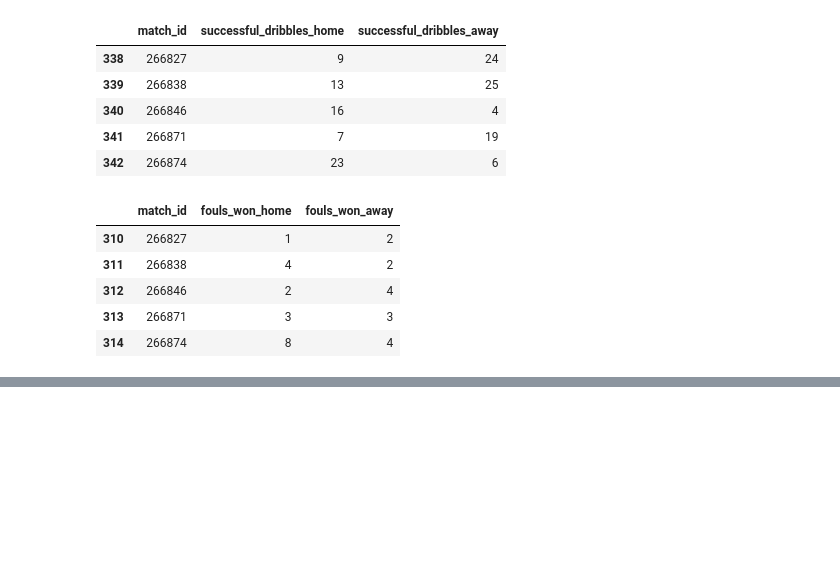
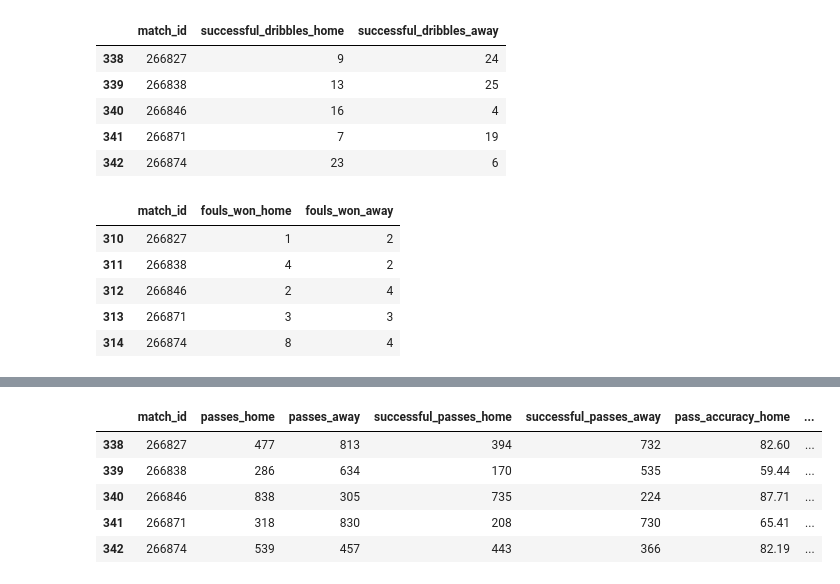
Before and after one commit to Nyvek4/winai-football, a Jupyter notebook: data_collect/ds_creation/statsbomb-formating.ipynb, the cells around one changed output, grey strips where cells are left out. Cells and saved outputs as stored; diff of their text form; code cells hidden in the pictures; blank space fills up the shorter version.

```diff
--- a/data_collect/ds_creation/statsbomb-formating.ipynb
+++ b/data_collect/ds_creation/statsbomb-formating.ipynb
@@ -601,0 +680,25 @@ fouls_won_per_match.tail()
+# %%
+### ---------------------------------- SUCCESSFUL PASSES AWAY AND HOME
+
+# Ensure 'home_team_id' and 'away_team_id' are correctly named before merging
+matches_df['home_team_id'] = matches_df['home_team'].apply(lambda x: x['home_team_id'])
+matches_df['away_team_id'] = matches_df['away_team'].apply(lambda x: x['away_team_id'])
+
+clean_df(successful_passes_df)
+
+# Merge the DataFrames
+successful_passes_df = successful_passes_df.merge(matches_teams_df, on='match_id', how='left')
+# Create team_id column
+successful_passes_df['team_id'] = successful_passes_df['team'].apply(lambda x: str(x['id']))
+successful_passes_per_match_home = successful_passes_df[successful_passes_df['team_id'] == successful_passes_df['home_team_id']].groupby('match_id').size()
+successful_passes_per_match_home = successful_passes_per_match_home.rename_axis('match_id').reset_index(name='successful_passes_home')
+
+successful_passes_per_match_away = successful_passes_df[successful_passes_df['team_id'] == successful_passes_df['away_team_id']].groupby('match_id').size()
+successful_passes_per_match_away = successful_passes_per_match_away.rename_axis('match_id').reset_index(name='successful_passes_away')
+
+# Merge the two DataFrames
+successful_passes_per_match = successful_passes_per_match_home.merge(successful_passes_per_match_away, on='match_id', how='left')
+
+clean_df(successful_passes_per_match)
+
+successful_passes_per_match.tail()
@@ -602,3 +712,25 @@ fouls_won_per_match.tail()
+# %%
+### ---------------------------------- PASS ACCURACY AWAY AND HOME
+
+# Fusionner les deux DataFrames
+pass_stats = passes_per_match.merge(successful_passes_per_match, on='match_id', how='outer')
+
+# Calculer la précision des passes
+pass_stats['pass_accuracy_home'] = (pass_stats['successful_passes_home'] / pass_stats['passes_home'] * 100).round(2)
+pass_stats['pass_accuracy_away'] = (pass_stats['successful_passes_away'] / pass_stats['passes_away'] * 100).round(2)
+
+# Gérer les divisions par zéro
+pass_stats['pass_accuracy_home'] = pass_stats['pass_accuracy_home'].fillna(0)
+pass_stats['pass_accuracy_away'] = pass_stats['pass_accuracy_away'].fillna(0)
+
+pass_stats.tail()
+# %% [output]
+|  | match_id | passes_home | passes_away | successful_passes_home | successful_passes_away | pass_accuracy_home | ... |
+| 338 | 266827 | 477 | 813 | 394 | 732 | 82.60 | ... |
+| 339 | 266838 | 286 | 634 | 170 | 535 | 59.44 | ... |
+| 340 | 266846 | 838 | 305 | 735 | 224 | 87.71 | ... |
+| 341 | 266871 | 318 | 830 | 208 | 730 | 65.41 | ... |
+| 342 | 266874 | 539 | 457 | 443 | 366 | 82.19 | ... |
 # %%
 ### ---------------------------------- MERGING ALL DATAFRAMES
 
```
Also changed, not shown: parts of 11 cells of this notebook.
